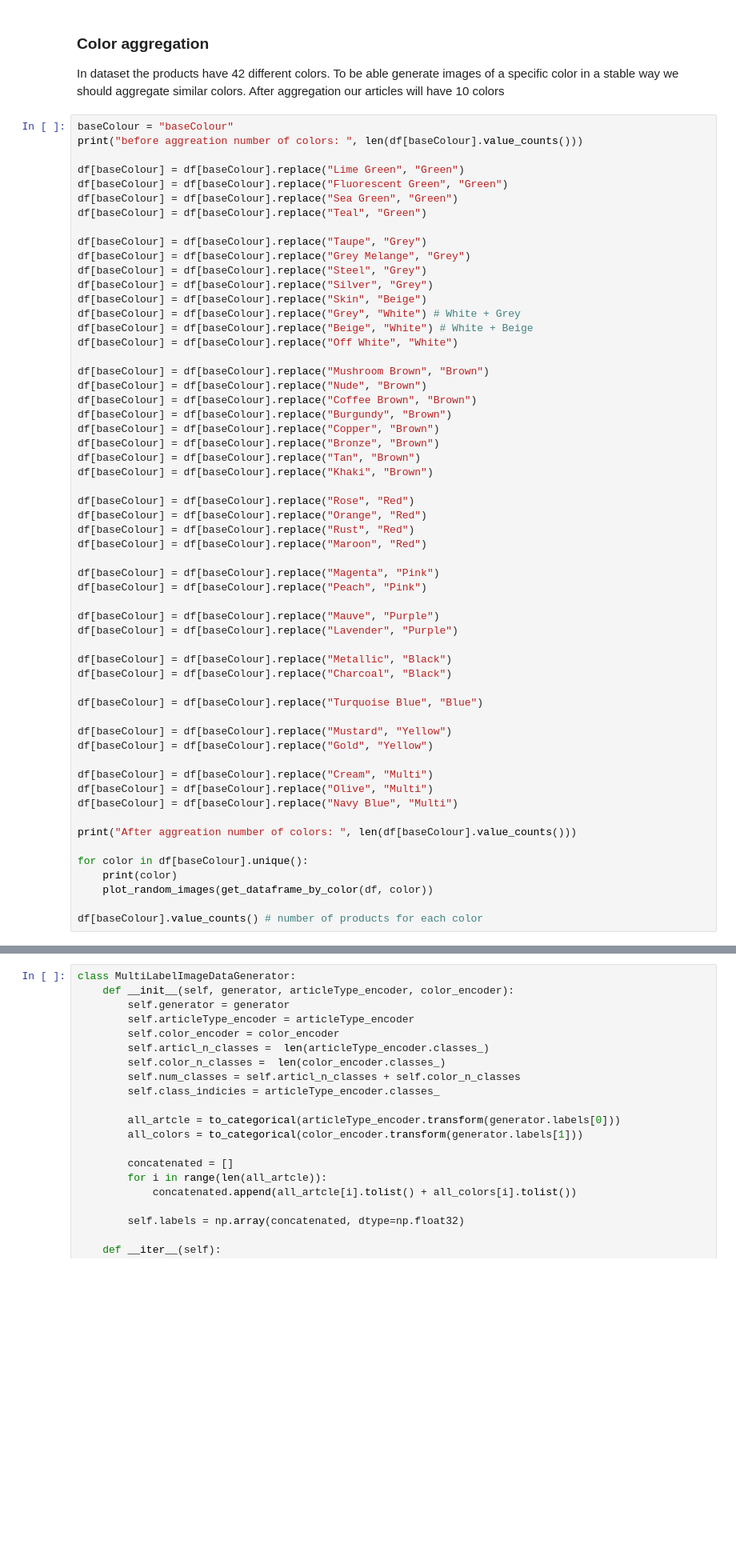
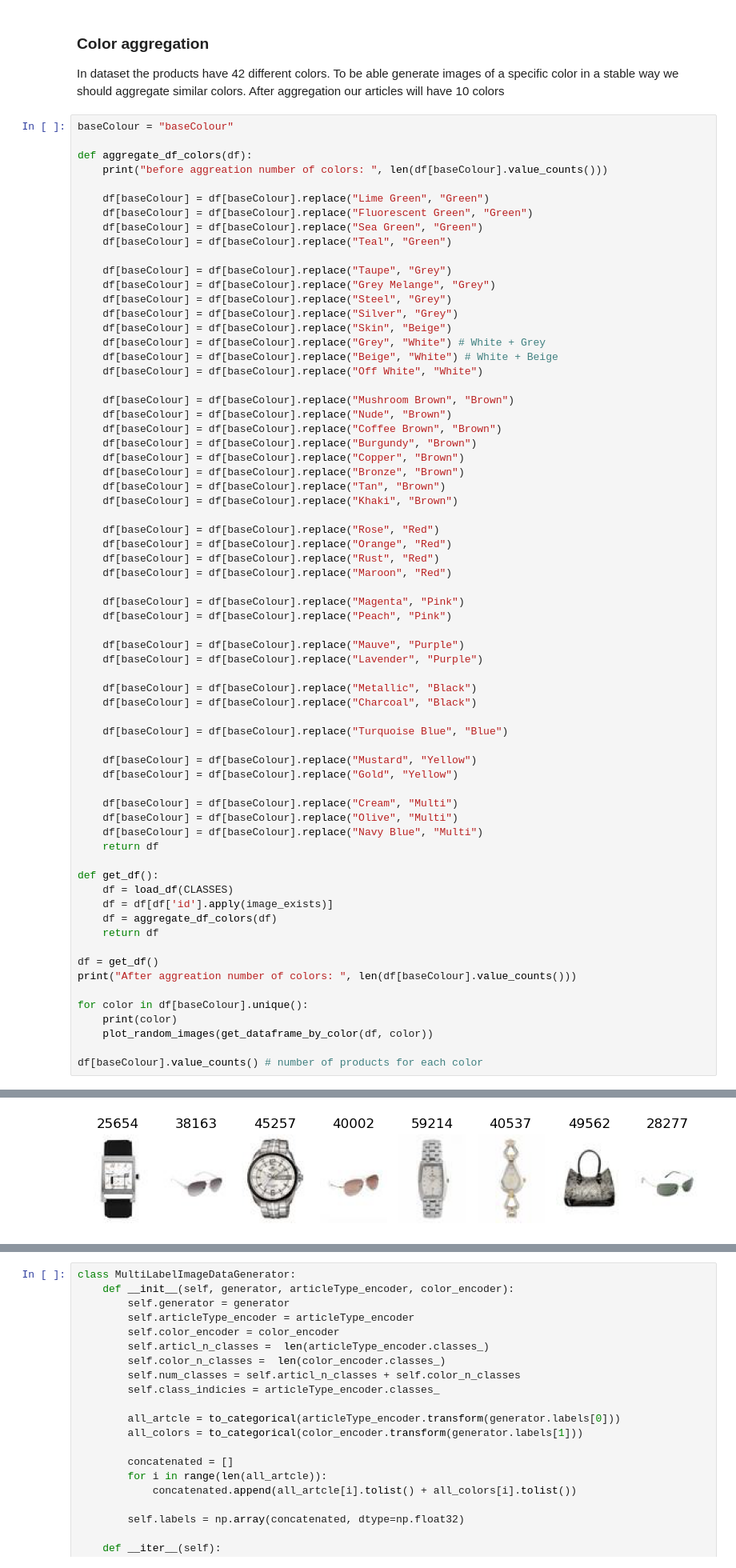
Before and after one commit to gloriasemprini/Fashion-Product-Images-Generation, a Jupyter notebook: Fashhion-Product-Images-Generation.ipynb, the cells around one changed output, grey strips where cells are left out. Shown at 80% size. Cells and saved outputs as stored; diff of their text form; blank space fills up the shorter version.

```diff
--- a/Fashhion-Product-Images-Generation.ipynb
+++ b/Fashhion-Product-Images-Generation.ipynb
@@ -215,54 +241,64 @@ df['articleType'].value_counts() # number of products for each article type
 In dataset the products have 42 different colors. To be able generate images of a specific color in a stable way we should aggregate similar colors. After aggregation our articles will have 10 colors
 # %%
 baseColour = "baseColour"
-print("before aggreation number of colors: ", len(df[baseColour].value_counts()))
 
-df[baseColour] = df[baseColour].replace("Lime Green", "Green")
-df[baseColour] = df[baseColour].replace("Fluorescent Green", "Green")
-df[baseColour] = df[baseColour].replace("Sea Green", "Green")
-df[baseColour] = df[baseColour].replace("Teal", "Green")
+def aggregate_df_colors(df):
+    print("before aggreation number of colors: ", len(df[baseColour].value_counts()))
 
-df[baseColour] = df[baseColour].replace("Taupe", "Grey")
-df[baseColour] = df[baseColour].replace("Grey Melange", "Grey")
-df[baseColour] = df[baseColour].replace("Steel", "Grey")
-df[baseColour] = df[baseColour].replace("Silver", "Grey")
-df[baseColour] = df[baseColour].replace("Skin", "Beige")
-df[baseColour] = df[baseColour].replace("Grey", "White") # White + Grey
-df[baseColour] = df[baseColour].replace("Beige", "White") # White + Beige
-df[baseColour] = df[baseColour].replace("Off White", "White")
+    df[baseColour] = df[baseColour].replace("Lime Green", "Green")
+    df[baseColour] = df[baseColour].replace("Fluorescent Green", "Green")
+    df[baseColour] = df[baseColour].replace("Sea Green", "Green")
+    df[baseColour] = df[baseColour].replace("Teal", "Green")
 
-df[baseColour] = df[baseColour].replace("Mushroom Brown", "Brown")
-df[baseColour] = df[baseColour].replace("Nude", "Brown")
-df[baseColour] = df[baseColour].replace("Coffee Brown", "Brown")
-df[baseColour] = df[baseColour].replace("Burgundy", "Brown")
-df[baseColour] = df[baseColour].replace("Copper", "Brown")
-df[baseColour] = df[baseColour].replace("Bronze", "Brown")
-df[baseColour] = df[baseColour].replace("Tan", "Brown")
-df[baseColour] = df[baseColour].replace("Khaki", "Brown")
+    df[baseColour] = df[baseColour].replace("Taupe", "Grey")
+    df[baseColour] = df[baseColour].replace("Grey Melange", "Grey")
+    df[baseColour] = df[baseColour].replace("Steel", "Grey")
+    df[baseColour] = df[baseColour].replace("Silver", "Grey")
+    df[baseColour] = df[baseColour].replace("Skin", "Beige")
+    df[baseColour] = df[baseColour].replace("Grey", "White") # White + Grey
+    df[baseColour] = df[baseColour].replace("Beige", "White") # White + Beige
+    df[baseColour] = df[baseColour].replace("Off White", "White")
 
-df[baseColour] = df[baseColour].replace("Rose", "Red")
-df[baseColour] = df[baseColour].replace("Orange", "Red")
-df[baseColour] = df[baseColour].replace("Rust", "Red")
-df[baseColour] = df[baseColour].replace("Maroon", "Red")
+    df[baseColour] = df[baseColour].replace("Mushroom Brown", "Brown")
+    df[baseColour] = df[baseColour].replace("Nude", "Brown")
+    df[baseColour] = df[baseColour].replace("Coffee Brown", "Brown")
+    df[baseColour] = df[baseColour].replace("Burgundy", "Brown")
+    df[baseColour] = df[baseColour].replace("Copper", "Brown")
+    df[baseColour] = df[baseColour].replace("Bronze", "Brown")
+    df[baseColour] = df[baseColour].replace("Tan", "Brown")
+    df[baseColour] = df[baseColour].replace("Khaki", "Brown")
 
-df[baseColour] = df[baseColour].replace("Magenta", "Pink")
-df[baseColour] = df[baseColour].replace("Peach", "Pink")
+    df[baseColour] = df[baseColour].replace("Rose", "Red")
+    df[baseColour] = df[baseColour].replace("Orange", "Red")
+    df[baseColour] = df[baseColour].replace("Rust", "Red")
+    df[baseColour] = df[baseColour].replace("Maroon", "Red")
 
-df[baseColour] = df[baseColour].replace("Mauve", "Purple")
-df[baseColour] = df[baseColour].replace("Lavender", "Purple")
+    df[baseColour] = df[baseColour].replace("Magenta", "Pink")
+    df[baseColour] = df[baseColour].replace("Peach", "Pink")
 
-df[baseColour] = df[baseColour].replace("Metallic", "Black")
-df[baseColour] = df[baseColour].replace("Charcoal", "Black")
+    df[baseColour] = df[baseColour].replace("Mauve", "Purple")
+    df[baseColour] = df[baseColour].replace("Lavender", "Purple")
 
-df[baseColour] = df[baseColour].replace("Turquoise Blue", "Blue")
+    df[baseColour] = df[baseColour].replace("Metallic", "Black")
+    df[baseColour] = df[baseColour].replace("Charcoal", "Black")
 
-df[baseColour] = df[baseColour].replace("Mustard", "Yellow")
-df[baseColour] = df[baseColour].replace("Gold", "Yellow")
+    df[baseColour] = df[baseColour].replace("Turquoise Blue", "Blue")
 
-df[baseColour] = df[baseColour].replace("Cream", "Multi")
-df[baseColour] = df[baseColour].replace("Olive", "Multi")
-df[baseColour] = df[baseColour].replace("Navy Blue", "Multi")
+    df[baseColour] = df[baseColour].replace("Mustard", "Yellow")
+    df[baseColour] = df[baseColour].replace("Gold", "Yellow")
 
+    df[baseColour] = df[baseColour].replace("Cream", "Multi")
+    df[baseColour] = df[baseColour].replace("Olive", "Multi")
+    df[baseColour] = df[baseColour].replace("Navy Blue", "Multi")
+    return df
+
+def get_df():
+    df = load_df(CLASSES)
+    df = df[df['id'].apply(image_exists)]
+    df = aggregate_df_colors(df)
+    return df
+
+df = get_df()
 print("After aggreation number of colors: ", len(df[baseColour].value_counts()))
 
 for color in df[baseColour].unique():
@@ -270,3 +306,4 @@ for color in df[baseColour].unique():
     plot_random_images(get_dataframe_by_color(df, color))
 
 df[baseColour].value_counts() # number of products for each color
+# %% [output]
@@ -272,0 +313 @@ df[baseColour].value_counts() # number of products for each color
+[figure, added]
```
Also changed, not shown: parts of 24 cells of this notebook, 5 other files.
